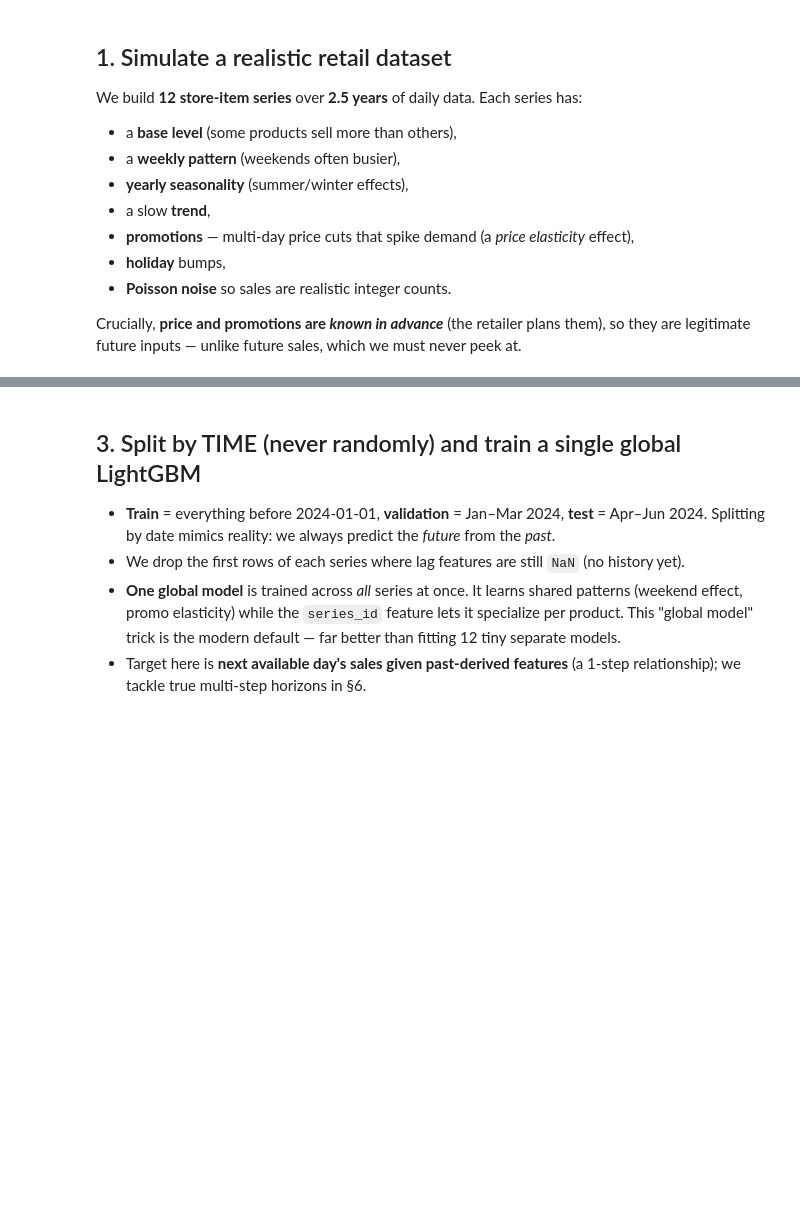
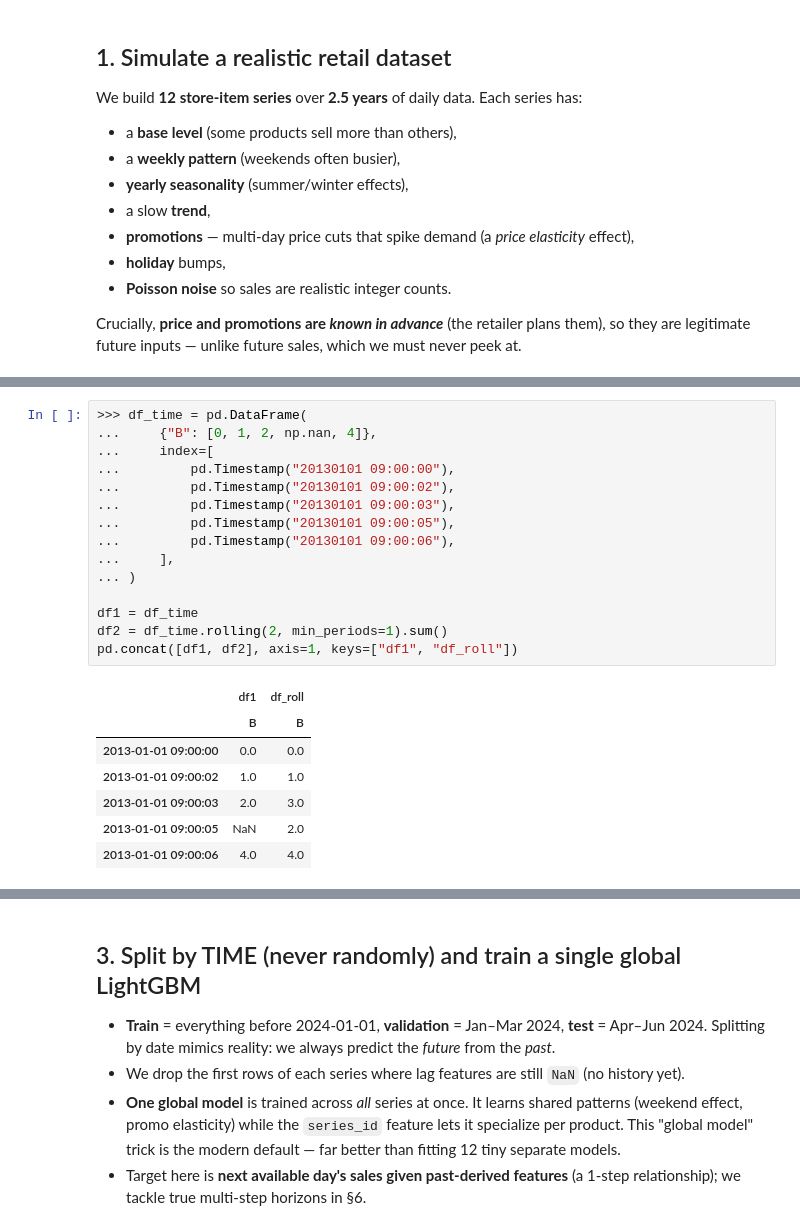
Before and after one commit to pablogasco1/machine-learning-projects, a Jupyter notebook: recurrent_nn/07_timeseries_features_gbdt.ipynb, the cells around one changed output, grey strips where cells are left out. Cells and saved outputs as stored; diff of their text form; blank space fills up the shorter version.

```diff
--- a/recurrent_nn/07_timeseries_features_gbdt.ipynb
+++ b/recurrent_nn/07_timeseries_features_gbdt.ipynb
@@ -153,6 +161,29 @@ temporal context as columns**. The families of features:
 >
 > Price and promo are exceptions — they're *known in advance*, so using the current day's value is
 > legitimate, not leakage.
+# %%
+>>> df_time = pd.DataFrame(
+...     {"B": [0, 1, 2, np.nan, 4]},
+...     index=[
+...         pd.Timestamp("20130101 09:00:00"),
+...         pd.Timestamp("20130101 09:00:02"),
+...         pd.Timestamp("20130101 09:00:03"),
+...         pd.Timestamp("20130101 09:00:05"),
+...         pd.Timestamp("20130101 09:00:06"),
+...     ],
+... )
+
+df1 = df_time
+df2 = df_time.rolling(2, min_periods=1).sum()
+pd.concat([df1, df2], axis=1, keys=["df1", "df_roll"])
+# %% [output]
+|  | df1 | df_roll |
+|  | B | B |
+| 2013-01-01 09:00:00 | 0.0 | 0.0 |
+| 2013-01-01 09:00:02 | 1.0 | 1.0 |
+| 2013-01-01 09:00:03 | 2.0 | 3.0 |
+| 2013-01-01 09:00:05 | NaN | 2.0 |
+| 2013-01-01 09:00:06 | 4.0 | 4.0 |
 # %%
 def build_features(data):
     '''Create leakage-safe time-series features. Works on the full panel OR a single series,
```
Also changed, not shown: parts of 20 cells of this notebook, 3 other files.
